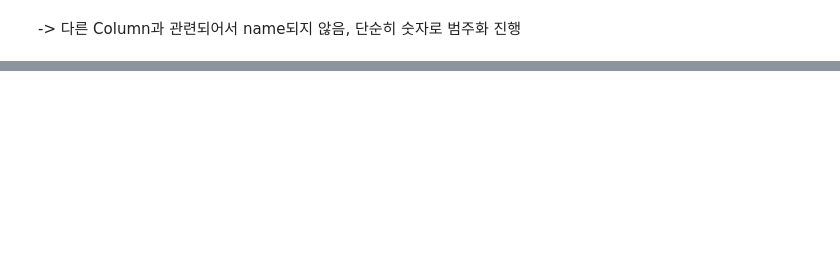
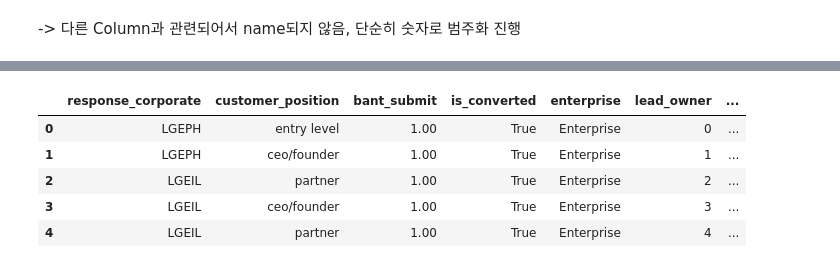
Before and after one commit to LgDNet/phase2_module, a Jupyter notebook: workspace/EDA/data_analysis.ipynb, the cells around one changed output, grey strips where cells are left out. Cells and saved outputs as stored; diff of their text form; code cells hidden in the pictures; blank space fills up the shorter version.

```diff
--- a/workspace/EDA/data_analysis.ipynb
+++ b/workspace/EDA/data_analysis.ipynb
@@ -60,7 +60,7 @@ plt.rcParams['axes.unicode_minus'] = False
 
 pd.set_option('float_format', '{:.2f}'.format)
 
-pd.set_option('display.max_columns', None)
+# pd.set_option('display.max_columns', None)
 pd.set_option('display.max_rows', 120)
 # %% [markdown]
 ##### Dataframe Load
@@ -396,0 +397,9 @@ customer_idx
+# %%
+df[list(not_null_cols)].head()
+# %% [output]
+|  | response_corporate | customer_position | bant_submit | is_converted | enterprise | lead_owner | ... |
+| 0 | LGEPH | entry level | 1.00 | True | Enterprise | 0 | ... |
+| 1 | LGEPH | ceo/founder | 1.00 | True | Enterprise | 1 | ... |
+| 2 | LGEIL | partner | 1.00 | True | Enterprise | 2 | ... |
+| 3 | LGEIL | ceo/founder | 1.00 | True | Enterprise | 3 | ... |
+| 4 | LGEIL | partner | 1.00 | True | Enterprise | 4 | ... |
```
Also changed, not shown: parts of 54 cells of this notebook, 5 other files.
